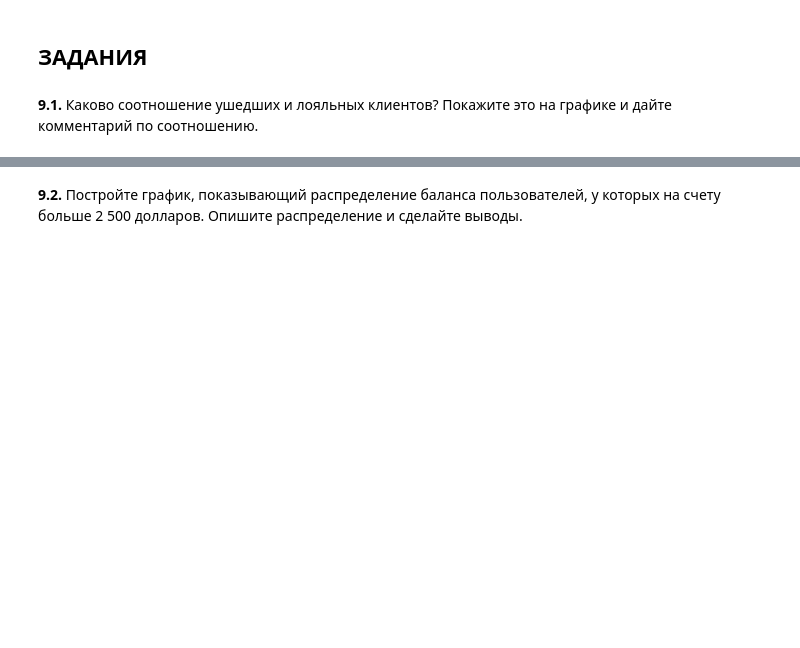
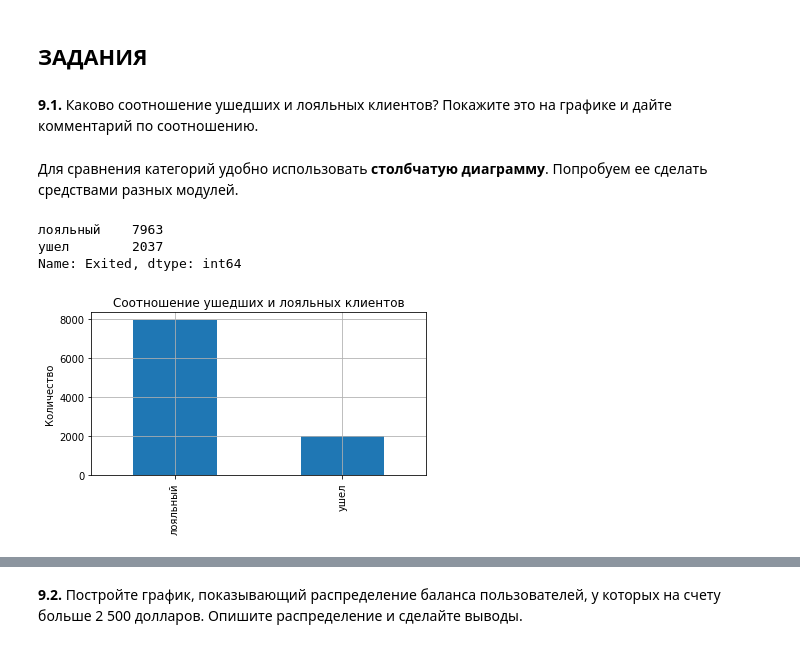
Before and after one commit to GalaFedorova/SkillFactory2, a Jupyter notebook: SF_DST/Python-13/DST_churn.ipynb, the cells around one changed output, grey strips where cells are left out. Saved outputs shown, nothing was run; the diff lists cells and outputs as text; code cells hidden in the pictures; blank space fills up the shorter version.

```diff
--- a/SF_DST/Python-13/DST_churn.ipynb
+++ b/SF_DST/Python-13/DST_churn.ipynb
@@ -90,3 +94,10 @@ display(unique_counts)
 # хотя не знаю пока важно ли это для визуализации
 churn_data['Gender'] = churn_data['Gender'].astype('category')
 churn_data['Geography'] = churn_data['Geography'].astype('category')
+churn_data['IsActiveMember'] = churn_data['IsActiveMember'].astype('category')
+churn_data['Exited'] = churn_data['Exited'].astype('category')
+churn_data['Exited']  = churn_data['Exited'].cat.rename_categories({
+    0: 'лояльный',
+    1: 'ушел',
+})
+display(churn_data)
@@ -106,3 +131,25 @@ churn_data.describe()
 ## ЗАДАНИЯ
 # %% [markdown]
 __9.1.__ Каково соотношение ушедших и лояльных клиентов? Покажите это на графике и дайте комментарий по соотношению.
+# %% [markdown]
+Для сравнения категорий удобно использовать __столбчатую диаграмму__.
+Попробуем ее сделать средствами разных модулей.
+# %%
+# подготовим данные
+exited_data = churn_data['Exited'].value_counts()
+display(exited_data)
+# %% [output]
+лояльный    7963
+ушел        2037
+Name: Exited, dtype: int64
+# %%
+# pandas
+exited_data.plot(
+    kind='bar',
+    grid=True,
+    figsize=(6, 3),
+    ylabel='Количество',
+    title= 'Соотношение ушедших и лояльных клиентов' #заголовок
+);
+# %% [output]
+[figure, added]
```
Also changed, not shown: parts of 46 cells of this notebook.
